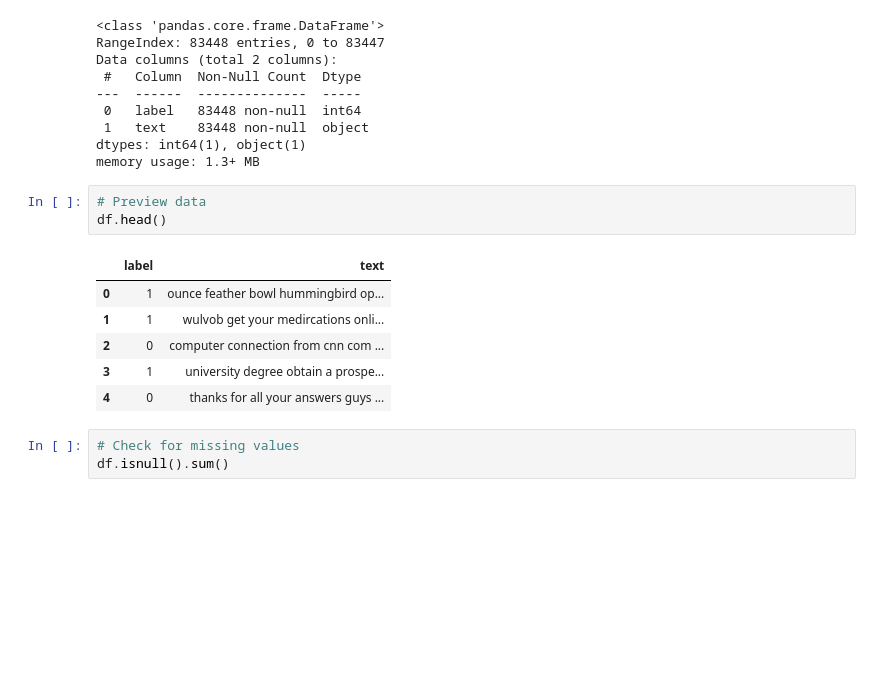
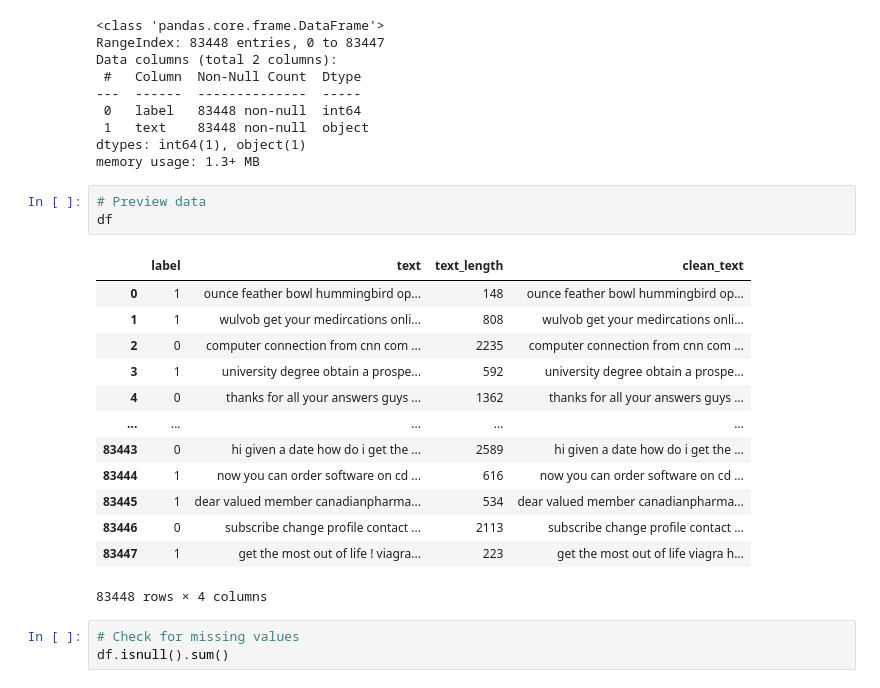
Before and after one commit to kee-rao/SpamClassifier, a Jupyter notebook: training/data_analysis.ipynb, the cells around one changed output. Drawn from its saved outputs; the diff is of its cells as text; blank space fills up the shorter version.

```diff
--- a/training/data_analysis.ipynb
+++ b/training/data_analysis.ipynb
@@ -33,14 +33,21 @@ dtypes: int64(1), object(1)
 memory usage: 1.3+ MB
 # %%
 # Preview data
-df.head()
+df
 # %% [output]
-|  | label | text |
-| 0 | 1 | ounce feather bowl hummingbird op... |
-| 1 | 1 | wulvob get your medircations onli... |
-| 2 | 0 | computer connection from cnn com ... |
-| 3 | 1 | university degree obtain a prospe... |
-| 4 | 0 | thanks for all your answers guys ... |
+|  | label | text | text_length | clean_text |
+| 0 | 1 | ounce feather bowl hummingbird op... | 148 | ounce feather bowl hummingbird op... |
+| 1 | 1 | wulvob get your medircations onli... | 808 | wulvob get your medircations onli... |
+| 2 | 0 | computer connection from cnn com ... | 2235 | computer connection from cnn com ... |
+| 3 | 1 | university degree obtain a prospe... | 592 | university degree obtain a prospe... |
+| 4 | 0 | thanks for all your answers guys ... | 1362 | thanks for all your answers guys ... |
+| ... | ... | ... | ... | ... |
+| 83443 | 0 | hi given a date how do i get the ... | 2589 | hi given a date how do i get the ... |
+| 83444 | 1 | now you can order software on cd ... | 616 | now you can order software on cd ... |
+| 83445 | 1 | dear valued member canadianpharma... | 534 | dear valued member canadianpharma... |
+| 83446 | 0 | subscribe change profile contact ... | 2113 | subscribe change profile contact ... |
+| 83447 | 1 | get the most out of life ! viagra... | 223 | get the most out of life viagra h... |
+83448 rows × 4 columns
 # %%
 # Check for missing values
 df.isnull().sum()
```
Also changed, not shown: parts of 3 cells of this notebook.
